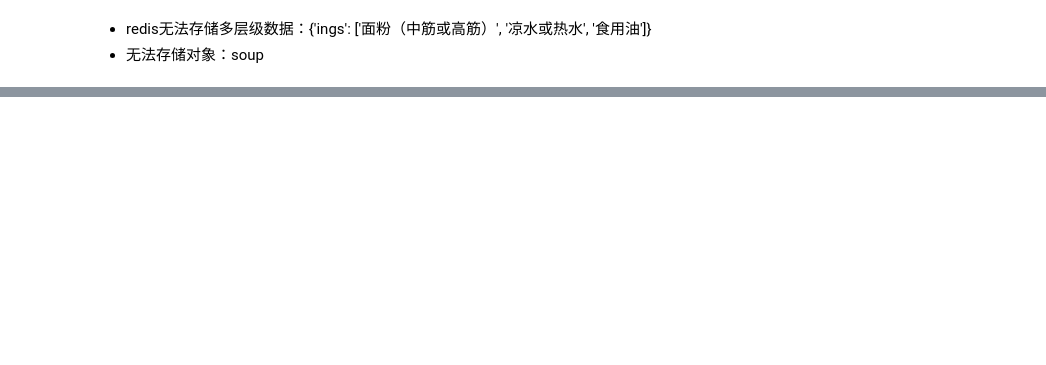
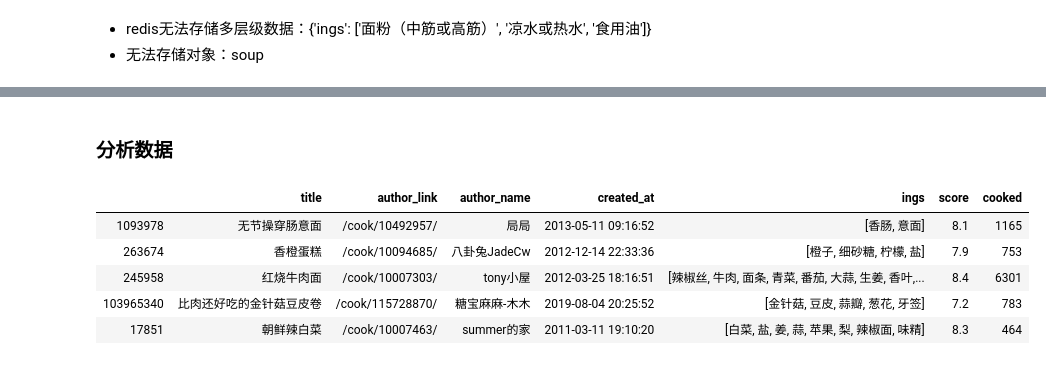
Before and after one commit to neo4dev/crawler_from_scratch, a Jupyter notebook: 12_Database.ipynb, the cells around one changed output, grey strips where cells are left out. Drawn from its saved outputs; the diff is of its cells as text; code cells hidden in the pictures; blank space fills up the shorter version.

```diff
--- a/12_Database.ipynb
+++ b/12_Database.ipynb
@@ -144,6 +185,7 @@ http://119.41.236.180:8010 健康值更新为： 56
 >评分
 >html
 # %%
-res = smart_proxy_get('http://www.xiachufang.com/recipe/101770952/',ip_pool)
+# hide
+res = px.get('http://www.xiachufang.com/recipe/101770952/')
 soup = BeautifulSoup(res.text,'lxml')
 # %% [output]
@@ -228,0 +218,27 @@ d
+# %%
+def parse_recipe_data(html):
+    data = {}
+
+    soup = BeautifulSoup(html,'lxml')
+
+    data['title'] = soup.find('h1','page-title').text.strip()
+
+    author = soup.find('div','author')
+    data['author_link'] = author.a['href']
+    data['author_name'] = author.span.text.strip()
+
+    data['created_at'] = soup.find('div','time').span.text.strip()
+
+    if soup.find('div','ings'):
+        data['ings'] = [i.text.strip() for i in soup.find('div','ings').find_all('td','name')]
+
+    for s in soup.find_all('span','number'):
+        if 'score' in s.parent.attrs['class']: data['score'] = s.text.strip()
+        if 'cooked' in s.parent.attrs['class']: data['cooked'] = s.text.strip()
+
+    return data
+
+def get_recipe_data(_id):
+    global rdb
+    html = rdb.hget('html',_id)
+    return parse_recipe_data(html)
@@ -228,0 +256,23 @@ d
+# %%
+# hide
+all_htmls = rdb.hgetall('html')
+recipe_data = {}
+for k in all_htmls:
+    if k not in recipe_data:
+        html = all_htmls[k]
+        recipe_data[k] = parse_recipe_data(html)
+
+len(recipe_data)
+# %% [markdown]
+### 分析数据
+# %%
+# hide
+dataframe = pd.DataFrame.from_dict(recipe_data,orient='index')
+dataframe.head()
+# %% [output]
+|  | title | author_link | author_name | created_at | ings | score | cooked |
+| 1093978 | 无节操穿肠意面 | /cook/10492957/ | 局局 | 2013-05-11 09:16:52 | [香肠, 意面] | 8.1 | 1165 |
+| 263674 | 香橙蛋糕 | /cook/10094685/ | 八卦兔JadeCw | 2012-12-14 22:33:36 | [橙子, 细砂糖, 柠檬, 盐] | 7.9 | 753 |
+| 245958 | 红烧牛肉面 | /cook/10007303/ | tony小屋 | 2012-03-25 18:16:51 | [辣椒丝, 牛肉, 面条, 青菜, 番茄, 大蒜, 生姜, 香叶,... | 8.4 | 6301 |
+| 103965340 | 比肉还好吃的金针菇豆皮卷 | /cook/115728870/ | 糖宝麻麻-木木 | 2019-08-04 20:25:52 | [金针菇, 豆皮, 蒜瓣, 葱花, 牙签] | 7.2 | 783 |
+| 17851 | 朝鲜辣白菜 | /cook/10007463/ | summer的家 | 2011-03-11 19:10:20 | [白菜, 盐, 姜, 蒜, 苹果, 梨, 辣椒面, 味精] | 8.3 | 464 |
```
Also changed, not shown: parts of 40 cells of this notebook, 14 other files.
